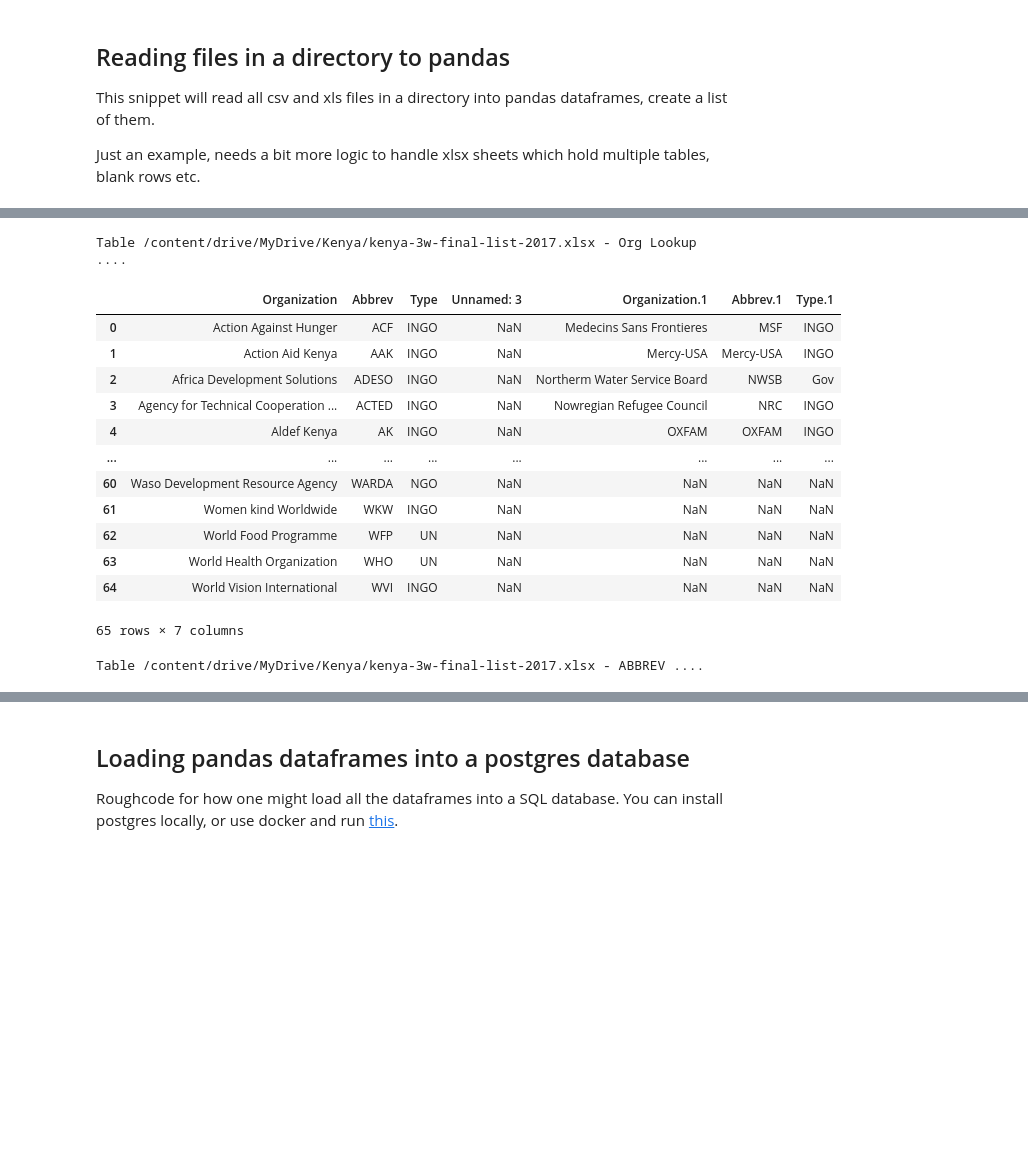
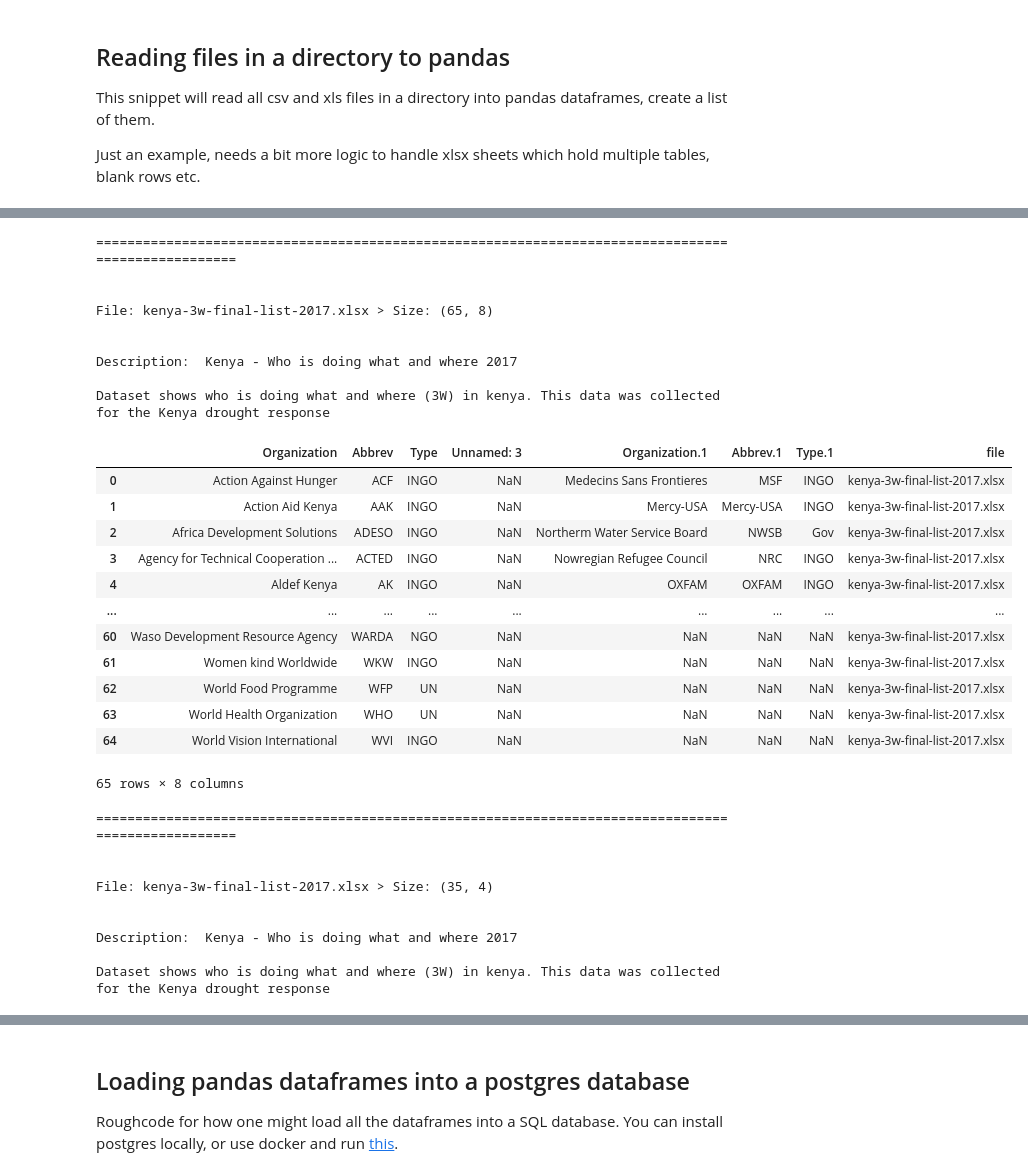
Before and after one commit to datakind/STC_DataDive_Dec22, a Jupyter notebook: notebooks/dividor/data_downloading_file_reading.ipynb, the cells around one changed output, grey strips where cells are left out. Saved outputs shown, nothing was run; the diff lists cells and outputs as text; code cells hidden in the pictures; blank space fills up the shorter version.

```diff
--- a/notebooks/dividor/data_downloading_file_reading.ipynb
+++ b/notebooks/dividor/data_downloading_file_reading.ipynb
@@ -54,19 +54,29 @@ This snippet will read all csv and xls files in a directory into pandas datafram
 
 Just an example, needs a bit more logic to handle xlsx sheets which hold multiple tables, blank rows etc.
 # %%
-dir = "/content/drive/MyDrive/Kenya"
+country = "Kenya"
+dir = f"/content/drive/MyDrive/{country}"
+
+#dir = "/content/drive/MyDrive/Kenya Cleaned Up Files"
+
+
+meta_data = pd.read_csv(f"{dir}/Data metadata - Sheet1.csv")
+file_col = 'Google Drive or Github link to downloaded data (if you can put what you’ve downloaded into a shared location!)'
 
 # Array of pandas dataframes
 dfs = {}
 
 for f in os.listdir(dir):
+    file = f
     f = f"{dir}/{f}"
     if '.csv' in f:
         print(f"Loading csv file {f}")
         # Detect encoding
         with open(f, 'rb') as rawdata:
             r = chardet.detect(rawdata.read(100000))
-        dfs[f] = pd.read_csv(f, encoding=r['encoding'])
+        df = pd.read_csv(f, encoding=r['encoding'])
+        df['file'] = file
+        dfs[f] = df
     if '.xlsx' in f:
         print(f"Leading {f} ...")
         # Read all sheets in
@@ -75,7 +85,9 @@ for f in os.listdir(dir):
           # TODO
           # 1. TEST FOR BLANK ROWS AT TOP, AND REMOVE
           # 2. Does the table have a blank column, if so, is it two tables on one sheet. If so handle that
-          dfs[f"{f} - {sheet}"] =  sheet_to_df_map[sheet]
+          df = sheet_to_df_map[sheet]
+          df['file'] = file
+          dfs[f"{f} - {sheet}"] = df
 # %% [output]
 Leading /content/drive/MyDrive/Kenya/kenya-3w-final-list-2017.xlsx ...
 Leading /content/drive/MyDrive/Kenya/Kenya - IPC Analysis 2017-2022.xlsx ...
@@ -100,15 +113,18 @@ Leading /content/drive/MyDrive/Kenya/kenya-health-facilities-2017_08_02.xlsx ...
 # %%
 print(f"\n\nHere are the shapes of the dataframes we just loaded from directory {dir} ... \n\n")
 for key in dfs:
+    print("===================================================================================================\n\n")
     df = dfs[key]
-    print(f"{key} >> {df.shape}")
-
-print(f"\n\nHere are the shapes of the dataframes we just loaded from directory {dir} ... \n\n")
-for key in dfs:
-    df = dfs[key]
-    print(f"\n\nTable {key} ....\n\n")
+    f = df['file'][0]
+    print(f"File: {f} > Size: {df.shape}\n\n")
+    file_meta = meta_data.loc[meta_data[file_col] == f]
+    description = file_meta['Dataset description'][0]
+    link = file_meta['Dataset'][0]
+    #print("Link: ", str(link),"\n\n")
+    print("Description: ",str(description),"\n\n")
     display(df)
 
+
 print("Done")
 # %% [output]
 Here are the shapes of the dataframes we just loaded from directory /content/drive/MyDrive/Kenya ...
@@ -180,15 +207,31 @@ Table /content/drive/MyDrive/Kenya/kenya-3w-final-list-2017.xlsx -  food import
-Table /content/drive/MyDrive/Kenya/kenya-3w-final-list-2017.xlsx - Org Lookup ....
+===================================================================================================
+
+
+File: kenya-3w-final-list-2017.xlsx > Size: (65, 8)
+
+
+Description:  Kenya - Who is doing what and where 2017
+
+Dataset shows who is doing what and where (3W) in kenya. This data was collected for the Kenya drought response
-|  | Organization | Abbrev | Type | Unnamed: 3 | Organization.1 | Abbrev.1 | Type.1 |
-| 0 | Action Against Hunger | ACF | INGO | NaN | Medecins Sans Frontieres | MSF | INGO |
-| 1 | Action Aid Kenya | AAK | INGO | NaN | Mercy-USA | Mercy-USA | INGO |
-| 2 | Africa Development Solutions | ADESO | INGO | NaN | Northerm Water Service Board | NWSB | Gov |
-| 3 | Agency for Technical Cooperation ... | ACTED | INGO | NaN | Nowregian Refugee Council | NRC | INGO |
-| 4 | Aldef Kenya | AK | INGO | NaN | OXFAM | OXFAM | INGO |
-| ... | ... | ... | ... | ... | ... | ... | ... |
-| 60 | Waso Development Resource Agency | WARDA | NGO | NaN | NaN | NaN | NaN |
-| 61 | Women kind Worldwide | WKW | INGO | NaN | NaN | NaN | NaN |
-| 62 | World Food Programme | WFP | UN | NaN | NaN | NaN | NaN |
-| 63 | World Health Organization | WHO | UN | NaN | NaN | NaN | NaN |
-| 64 | World Vision International | WVI | INGO | NaN | NaN | NaN | NaN |
+|  | Organization | Abbrev | Type | Unnamed: 3 | Organization.1 | Abbrev.1 | Type.1 | file |
+| 0 | Action Against Hunger | ACF | INGO | NaN | Medecins Sans Frontieres | MSF | INGO | kenya-3w-final-list-2017.xlsx |
+| 1 | Action Aid Kenya | AAK | INGO | NaN | Mercy-USA | Mercy-USA | INGO | kenya-3w-final-list-2017.xlsx |
+| 2 | Africa Development Solutions | ADESO | INGO | NaN | Northerm Water Service Board | NWSB | Gov | kenya-3w-final-list-2017.xlsx |
+| 3 | Agency for Technical Cooperation ... | ACTED | INGO | NaN | Nowregian Refugee Council | NRC | INGO | kenya-3w-final-list-2017.xlsx |
+| 4 | Aldef Kenya | AK | INGO | NaN | OXFAM | OXFAM | INGO | kenya-3w-final-list-2017.xlsx |
+| ... | ... | ... | ... | ... | ... | ... | ... | ... |
+| 60 | Waso Development Resource Agency | WARDA | NGO | NaN | NaN | NaN | NaN | kenya-3w-final-list-2017.xlsx |
+| 61 | Women kind Worldwide | WKW | INGO | NaN | NaN | NaN | NaN | kenya-3w-final-list-2017.xlsx |
+| 62 | World Food Programme | WFP | UN | NaN | NaN | NaN | NaN | kenya-3w-final-list-2017.xlsx |
+| 63 | World Health Organization | WHO | UN | NaN | NaN | NaN | NaN | kenya-3w-final-list-2017.xlsx |
+| 64 | World Vision International | WVI | INGO | NaN | NaN | NaN | NaN | kenya-3w-final-list-2017.xlsx |
-65 rows × 7 columns
+65 rows × 8 columns
-Table /content/drive/MyDrive/Kenya/kenya-3w-final-list-2017.xlsx - ABBREV ....
+===================================================================================================
+
+
+File: kenya-3w-final-list-2017.xlsx > Size: (35, 4)
+
+
+Description:  Kenya - Who is doing what and where 2017
+
+Dataset shows who is doing what and where (3W) in kenya. This data was collected for the Kenya drought response
```
Also changed, not shown: parts of 3 cells of this notebook.
